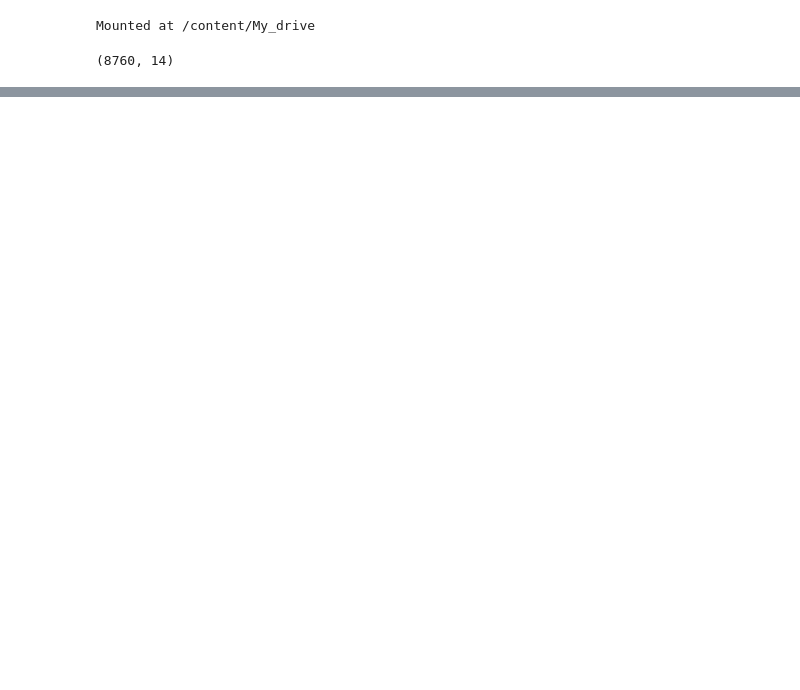
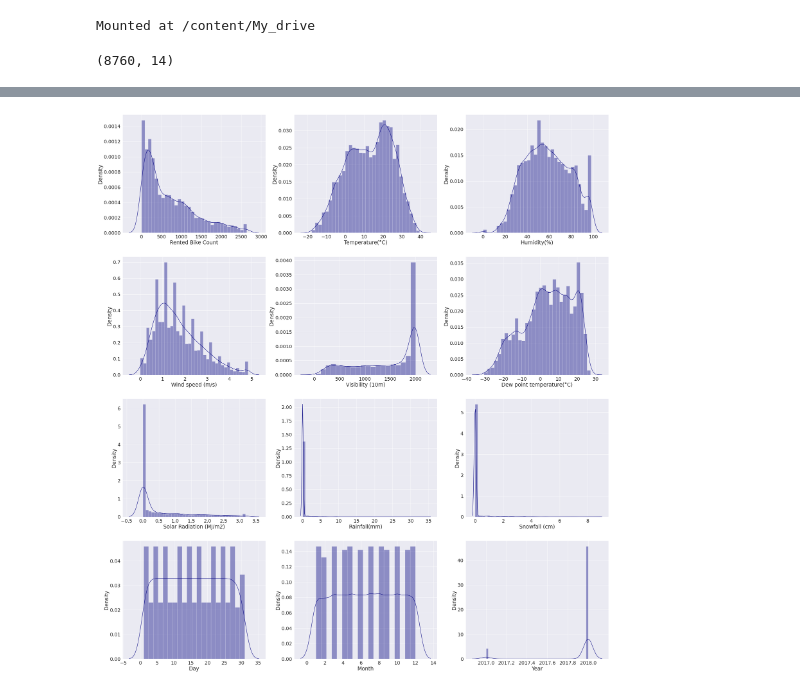
Before and after one commit to Sriharish19/Bike-Demand-Prediction, a Jupyter notebook: SH_Bike_Sharing_Demand_Prediction_ML_Capstone_Project_2.ipynb, the cells around one changed output, grey strips where cells are left out. Cells and saved outputs as stored; diff of their text form; code cells hidden in the pictures; blank space fills up the shorter version.

```diff
--- a/SH_Bike_Sharing_Demand_Prediction_ML_Capstone_Project_2.ipynb
+++ b/SH_Bike_Sharing_Demand_Prediction_ML_Capstone_Project_2.ipynb
@@ -63,0 +187,11 @@ df.head()
+# %%
+# Z Score based technique to remove outliers
+lst = ['Rented Bike Count','Temperature(°C)', 'Humidity(%)',
+       'Wind speed (m/s)', 'Visibility (10m)', 'Dew point temperature(°C)',
+       'Solar Radiation (MJ/m2)']
+for i in lst:
+  lower_limit = df[i].mean() - 3*df[i].std()
+  print(i+'Lower_limit:',round(lower_limit,2))
+  upper_limit = df[i].mean() + 3*df[i].std()
+  print(i+'Upper_limit:',round(upper_limit,2))
+  df[i] = np.where(df[i]>upper_limit,upper_limit,np.where(df[i]<lower_limit,lower_limit,df[i]))
@@ -63,0 +213,12 @@ df.head()
+# %%
+# Distribution plot for numerical variables
+lst_dist = numerical_variables
+numerical_variables.remove('Hour')
+plt.figure(figsize = (40,70))
+sns.set_theme()
+for i in enumerate(lst_dist):
+  sns.set(font_scale = 2)
+  plt.subplot(6, 3,i[0]+1)
+  sns.distplot(df[i[1]],color = 'navy')
+# %% [output]
+[figure, added]
```
Also changed, not shown: parts of 14 cells of this notebook.
